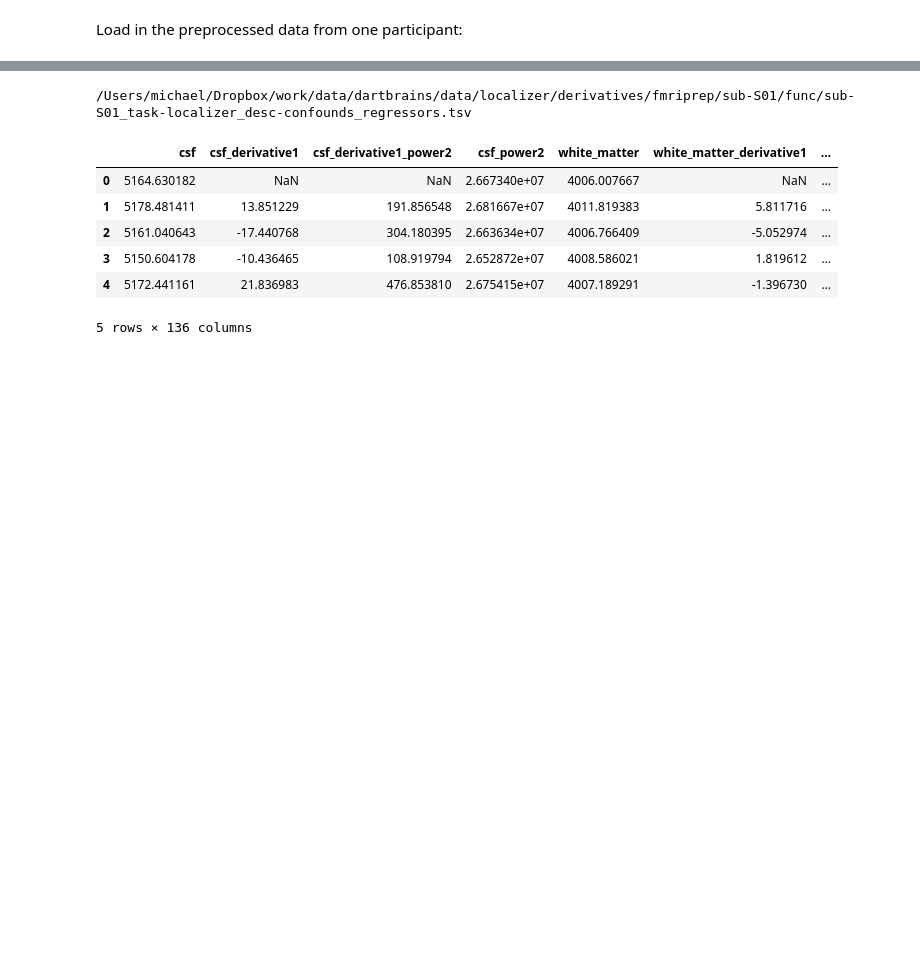
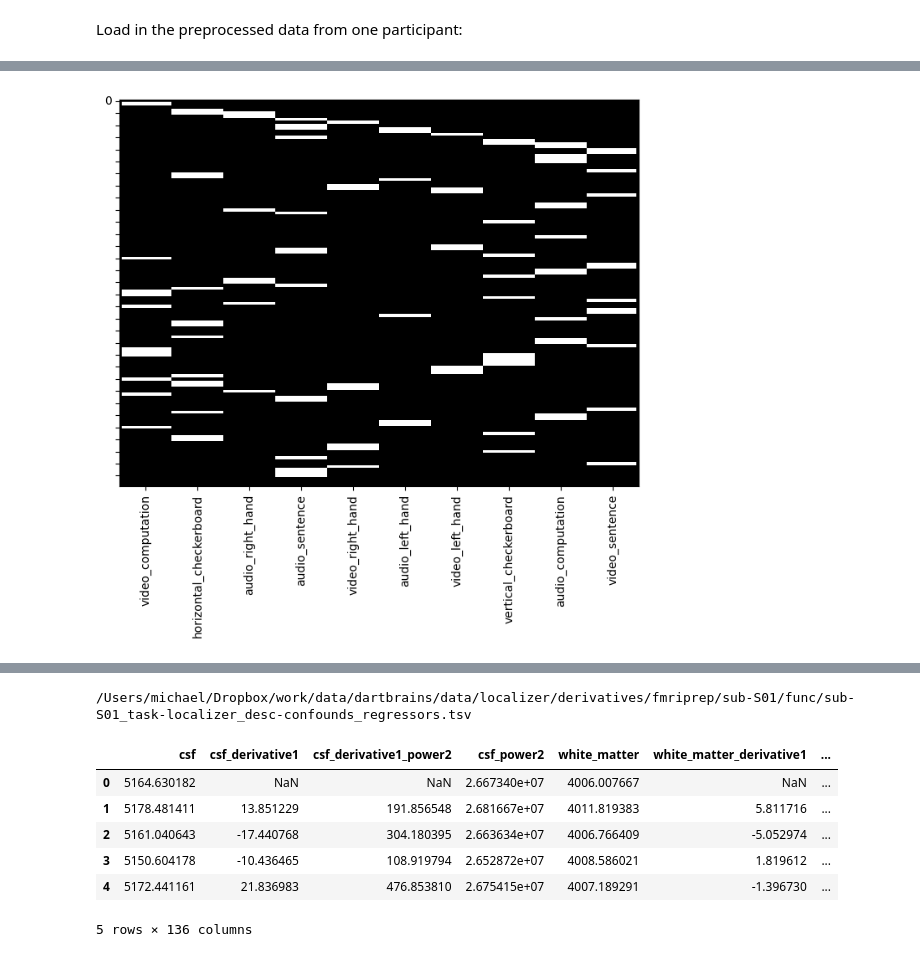
Before and after one commit to uoft-toni/dartbrain_tutorial, a Jupyter notebook: 2_glm_singlesubject.ipynb, the cells around one changed output, grey strips where cells are left out. Cells and saved outputs as stored; diff of their text form; code cells hidden in the pictures; blank space fills up the shorter version.

```diff
--- a/2_glm_singlesubject.ipynb
+++ b/2_glm_singlesubject.ipynb
@@ -21,7 +21,9 @@ layout = BIDSLayout(data_dir,derivatives=True)
 Load in the preprocessed data from one participant:
 # %%
 sbj = 'S01'
-bold_file = layout.get(subject=sbj,task='localizer',scope='derivatives',
+task = 'localizer'
+
+bold_file = layout.get(subject=sbj,task=task,scope='derivatives',
                        suffix='bold',extension='nii.gz',return_type='file')
 bold = Brain_Data(bold_file)
 TR = layout.get_tr() # TR duration
@@ -28,0 +37,4 @@ n_TR = len(bold) # number of volumes (i.e., TRs)
+# %%
+events_file = layout.get(subject=sbj,scope='raw',task=task,suffix='events',return_type='file')[0]
+events = pd.read_csv(events_file,sep='\t')
+events.head(10)
@@ -28,0 +55,4 @@ n_TR = len(bold) # number of volumes (i.e., TRs)
+# %%
+events.columns = ['Onset','Duration','Stim']
+dm = onsets_to_dm(events,sampling_freq=1/TR,run_length=n_TR)
+dm.info()
@@ -28,0 +77,4 @@ n_TR = len(bold) # number of volumes (i.e., TRs)
+# %%
+dm.heatmap()
+# %% [output]
+[figure, added]
```
Also changed, not shown: parts of 25 cells of this notebook, 1 other file.
